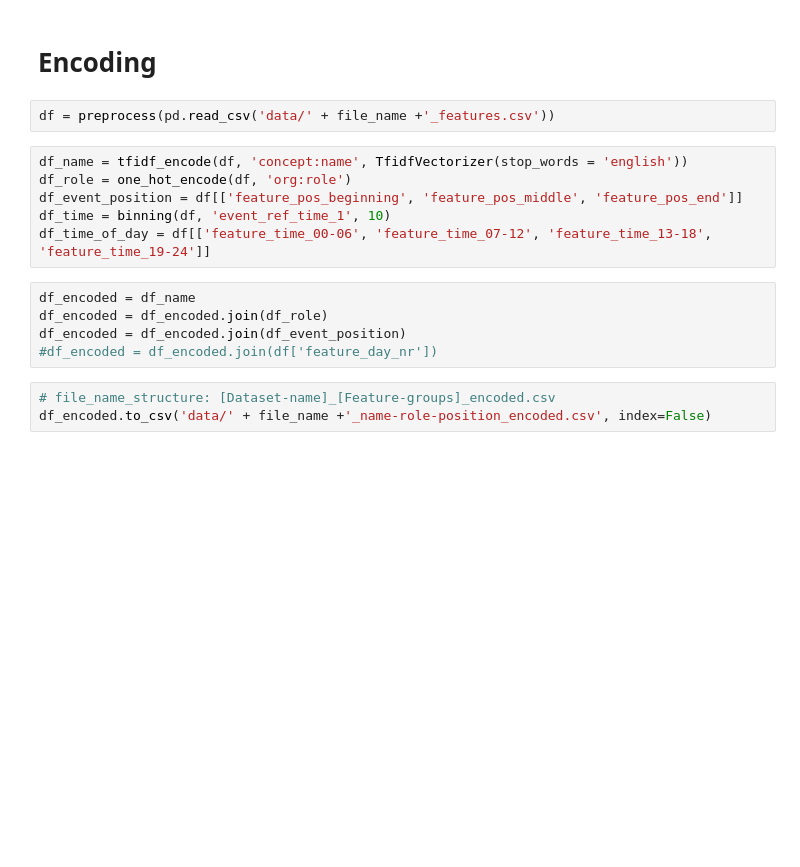
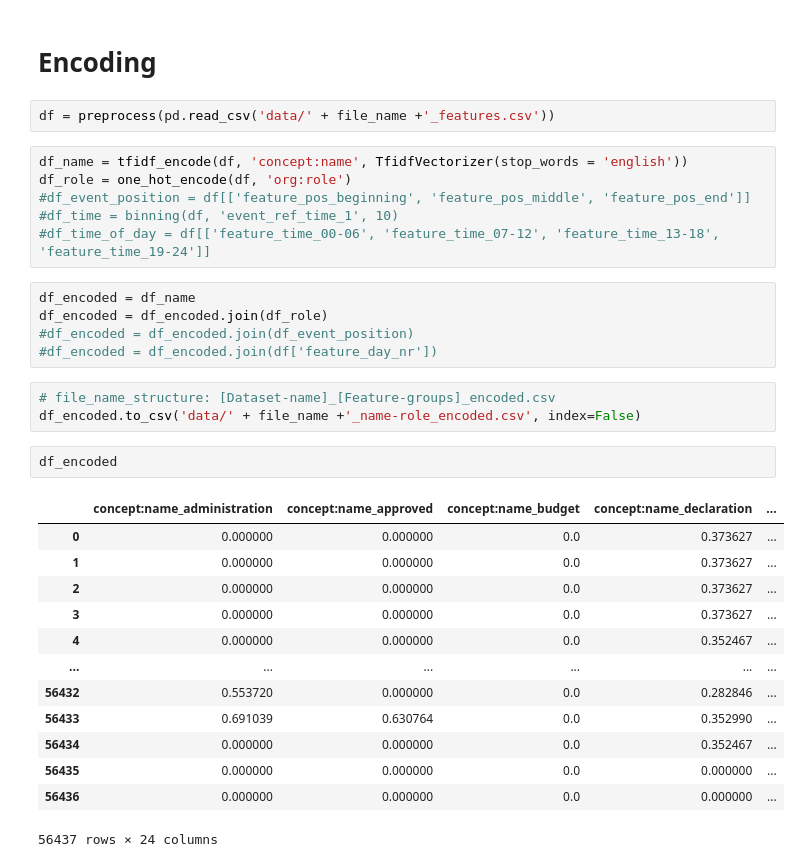
Before and after one commit to Lariiii/context-based-abstraction, a Jupyter notebook: approach_preprocessing.ipynb, the cells around one changed output. Cells and saved outputs as stored; diff of their text form; blank space fills up the shorter version.

```diff
--- a/approach_preprocessing.ipynb
+++ b/approach_preprocessing.ipynb
@@ -89,14 +87,30 @@ df = preprocess(pd.read_csv('data/' + file_name +'_features.csv'))
 # %%
 df_name = tfidf_encode(df, 'concept:name', TfidfVectorizer(stop_words = 'english'))
 df_role = one_hot_encode(df, 'org:role')
-df_event_position = df[['feature_pos_beginning', 'feature_pos_middle', 'feature_pos_end']]
-df_time = binning(df, 'event_ref_time_1', 10)
-df_time_of_day = df[['feature_time_00-06', 'feature_time_07-12', 'feature_time_13-18', 'feature_time_19-24']]
+#df_event_position = df[['feature_pos_beginning', 'feature_pos_middle', 'feature_pos_end']]
+#df_time = binning(df, 'event_ref_time_1', 10)
+#df_time_of_day = df[['feature_time_00-06', 'feature_time_07-12', 'feature_time_13-18', 'feature_time_19-24']]
 # %%
 df_encoded = df_name
 df_encoded = df_encoded.join(df_role)
-df_encoded = df_encoded.join(df_event_position)
+#df_encoded = df_encoded.join(df_event_position)
 #df_encoded = df_encoded.join(df['feature_day_nr'])
 # %%
 # file_name_structure: [Dataset-name]_[Feature-groups]_encoded.csv
-df_encoded.to_csv('data/' + file_name +'_name-role-position_encoded.csv', index=False)
+df_encoded.to_csv('data/' + file_name +'_name-role_encoded.csv', index=False)
+# %%
+df_encoded
+# %% [output]
+|  | concept:name_administration | concept:name_approved | concept:name_budget | concept:name_declaration | ... |
+| 0 | 0.000000 | 0.000000 | 0.0 | 0.373627 | ... |
+| 1 | 0.000000 | 0.000000 | 0.0 | 0.373627 | ... |
+| 2 | 0.000000 | 0.000000 | 0.0 | 0.373627 | ... |
+| 3 | 0.000000 | 0.000000 | 0.0 | 0.373627 | ... |
+| 4 | 0.000000 | 0.000000 | 0.0 | 0.352467 | ... |
+| ... | ... | ... | ... | ... | ... |
+| 56432 | 0.553720 | 0.000000 | 0.0 | 0.282846 | ... |
+| 56433 | 0.691039 | 0.630764 | 0.0 | 0.352990 | ... |
+| 56434 | 0.000000 | 0.000000 | 0.0 | 0.352467 | ... |
+| 56435 | 0.000000 | 0.000000 | 0.0 | 0.000000 | ... |
+| 56436 | 0.000000 | 0.000000 | 0.0 | 0.000000 | ... |
+56437 rows × 24 columns
```
Also changed, not shown: parts of 3 cells of this notebook, 1 other file.
